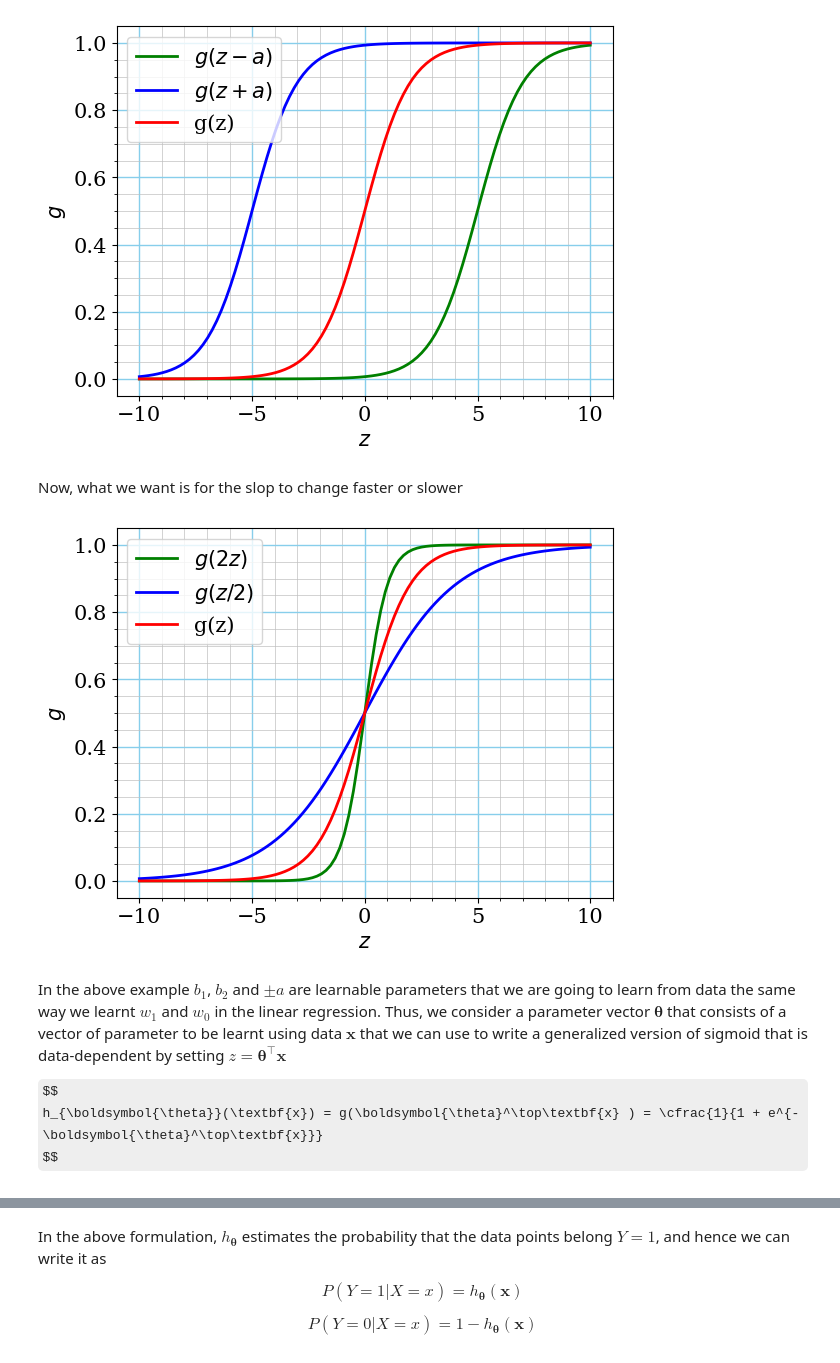
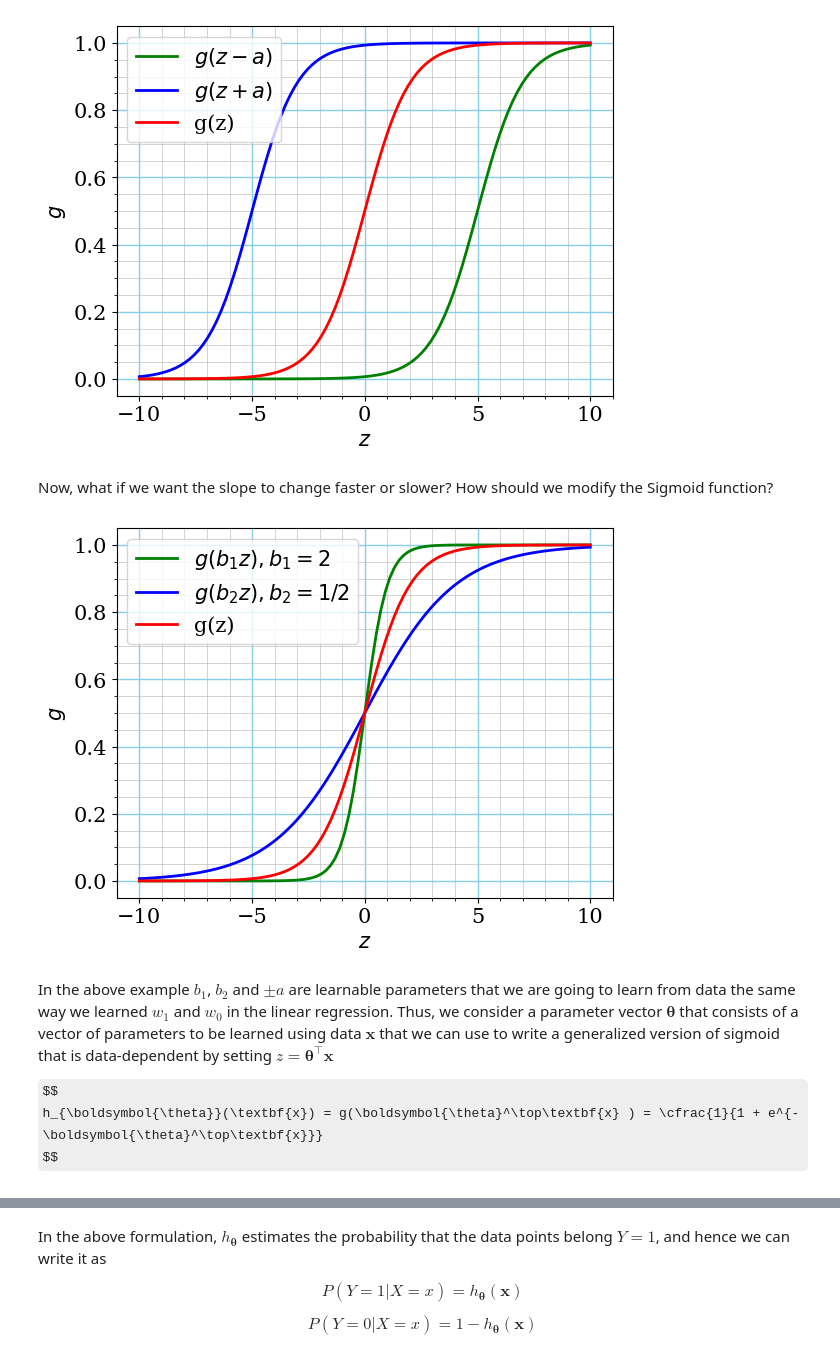
Before and after one commit to rahulbhadani/cpe490590_ml_sp24, a Jupyter notebook: CPE490590_Logistics_Regression_One_Variable.ipynb, the cells around one changed output, grey strips where cells are left out. Saved outputs shown, nothing was run; the diff lists cells and outputs as text; code cells hidden in the pictures; some formulas as TeX source.

```diff
--- a/CPE490590_Logistics_Regression_One_Variable.ipynb
+++ b/CPE490590_Logistics_Regression_One_Variable.ipynb
@@ -102,30 +115,31 @@ plt.show()
 # %% [output]
 [figure]
 # %% [markdown]
-Now, what we want is for the slop to change faster or slower
+Now, what if we want the slope to change faster or slower? How should we modify the Sigmoid function?
 # %%
 z = np.linspace(-10.0, 10.0, 100)
 b1 = 2.0
 b2 = 1/2.0
 gz = 1.0/(1 + np.exp(-z))
 gz2 = 1.0/(1 + np.exp(-z*b1))
 gz3 = 1.0/(1 + np.exp(-z*b2))
-plt.plot(z, gz2, linewidth = 2, color='green', label='$g(2z)$')
-plt.plot(z, gz3, linewidth = 2, color='blue', label='$g(z/2)$')
+plt.plot(z, gz2, linewidth = 2, color='green', label='$g(b_1 z), b_1 = 2$')
+plt.plot(z, gz3, linewidth = 2, color='blue', label='$g(b_2 z), b_2 = 1/2$')
 plt.plot(z, gz, linewidth = 2, color='red', label='g(z)')
 plt.xlabel('$z$')
 plt.ylabel('$g$')
 plt.grid()
 plt.minorticks_on()
 plt.grid(which='minor', linestyle='-', linewidth='0.5', color='silver')
 plt.grid(which='major', linestyle='-', linewidth='1.0', color='skyblue')
 plt.legend()
+plt.savefig('figures/sigmoid_function_varying_slope.pdf', format='pdf', bbox_inches='tight')
 plt.show()
 # %% [output]
-[figure, old version]
+[figure, new version]
 # %% [markdown]
-In the above example $b_1$, $b_2$ and $\pm a$ are learnable parameters that we are going to learn from data the same way we learnt $w_1$ and $w_0$ in the linear regression.
-Thus, we consider a parameter vector $\boldsymbol{\theta}$ that consists of a vector of parameter to be learnt using data $\textbf{x}$ that we can use to write a generalized version of sigmoid that is data-dependent by setting $z = \boldsymbol{\theta}^\top\textbf{x} $
+In the above example $b_1$, $b_2$ and $\pm a$ are learnable parameters that we are going to learn from data the same way we learned $w_1$ and $w_0$ in the linear regression.
+Thus, we consider a parameter vector $\boldsymbol{\theta}$ that consists of a vector of parameters to be learned using data $\textbf{x}$ that we can use to write a generalized version of sigmoid that is data-dependent by setting $z = \boldsymbol{\theta}^\top\textbf{x} $
 
 $$
 h_{\boldsymbol{\theta}}(\textbf{x}) = g(\boldsymbol{\theta}^\top\textbf{x} ) = \cfrac{1}{1 + e^{-\boldsymbol{\theta}^\top\textbf{x}}}
```
Also changed, not shown: parts of 14 cells of this notebook, 4 other files.
